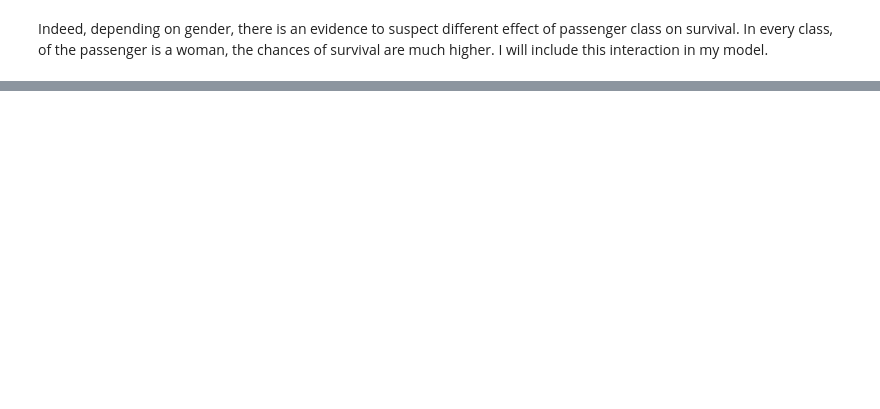
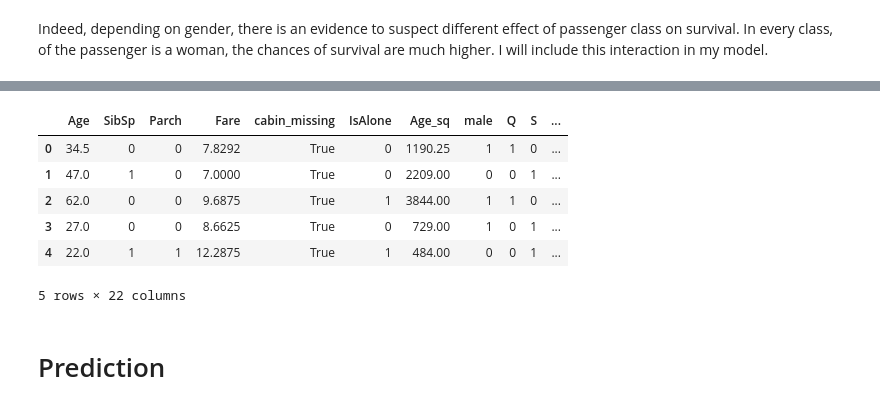
Before and after one commit to pilipentseva/nlp_assignment1, a Jupyter notebook: Assignment 1.ipynb, the cells around one changed output, grey strips where cells are left out. Cells and saved outputs as stored; diff of their text form; code cells hidden in the pictures; blank space fills up the shorter version.

```diff
--- a/Assignment 1.ipynb
+++ b/Assignment 1.ipynb
@@ -333,0 +435,25 @@ Indeed, depending on gender, there is an evidence to suspect different effect of
+# %%
+#And now just do the same convertion for test
+sex = pd.get_dummies(test['Sex'], drop_first=True)
+embark = pd.get_dummies(test['Embarked'], drop_first=True)
+pclass = pd.get_dummies(test['Pclass'], drop_first=True)
+title = pd.get_dummies(test['Title'], drop_first=True)
+# %%
+test.drop(['Sex','Embarked','Name','Ticket', 'PassengerId', 'Pclass', 'Cabin', 'Title', 'FamilySize'], axis=1, inplace=True)
+# %%
+test = pd.concat([test, sex, embark, pclass, title], axis=1)
+# %%
+test['male_2'] = test['male'] * test[2]
+test['male_3'] = test['male'] * test[3]
+# %%
+test.head()
+# %% [output]
+|  | Age | SibSp | Parch | Fare | cabin_missing | IsAlone | Age_sq | male | Q | S | ... |
+| 0 | 34.5 | 0 | 0 | 7.8292 | True | 0 | 1190.25 | 1 | 1 | 0 | ... |
+| 1 | 47.0 | 1 | 0 | 7.0000 | True | 0 | 2209.00 | 0 | 0 | 1 | ... |
+| 2 | 62.0 | 0 | 0 | 9.6875 | True | 1 | 3844.00 | 1 | 1 | 0 | ... |
+| 3 | 27.0 | 0 | 0 | 8.6625 | True | 0 | 729.00 | 1 | 0 | 1 | ... |
+| 4 | 22.0 | 1 | 1 | 12.2875 | True | 1 | 484.00 | 0 | 0 | 1 | ... |
+5 rows × 22 columns
+# %% [markdown]
+# Prediction
```
Also changed, not shown: parts of 19 cells of this notebook.
